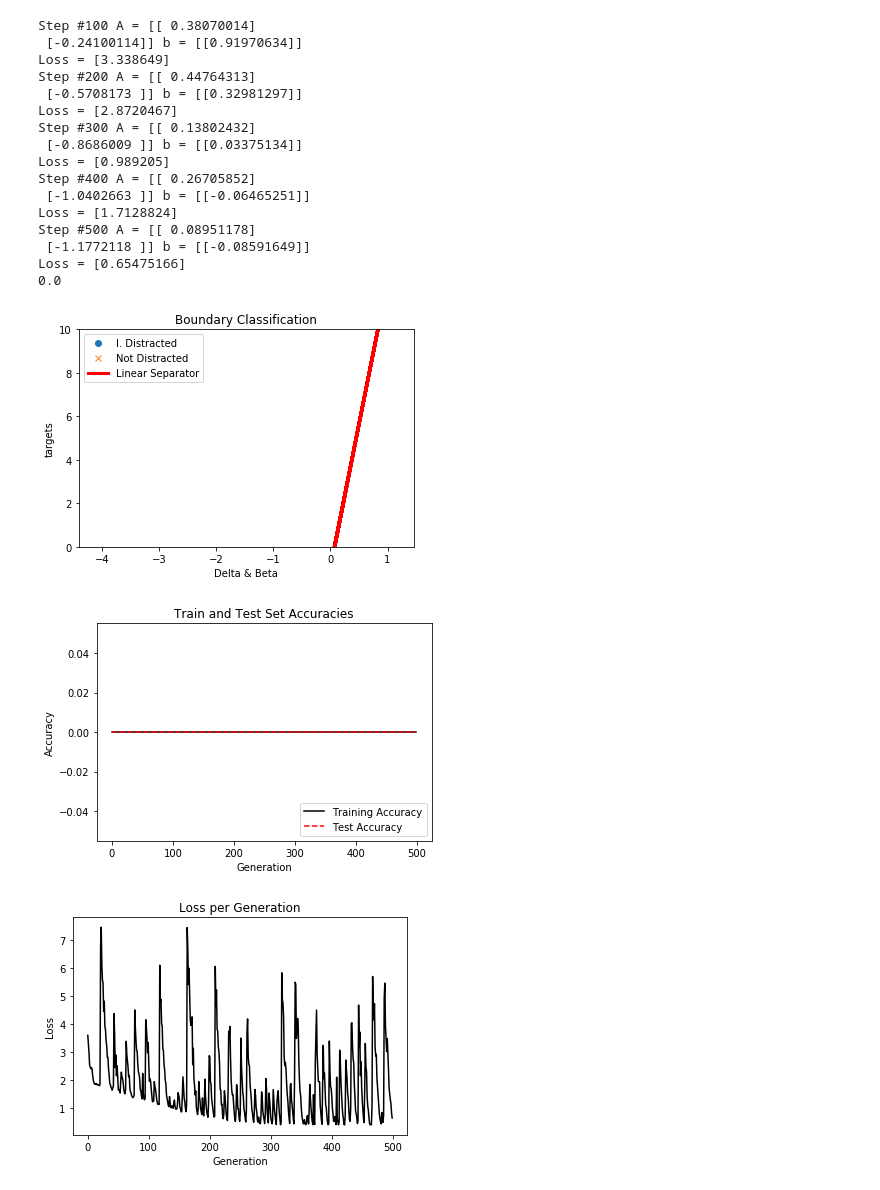
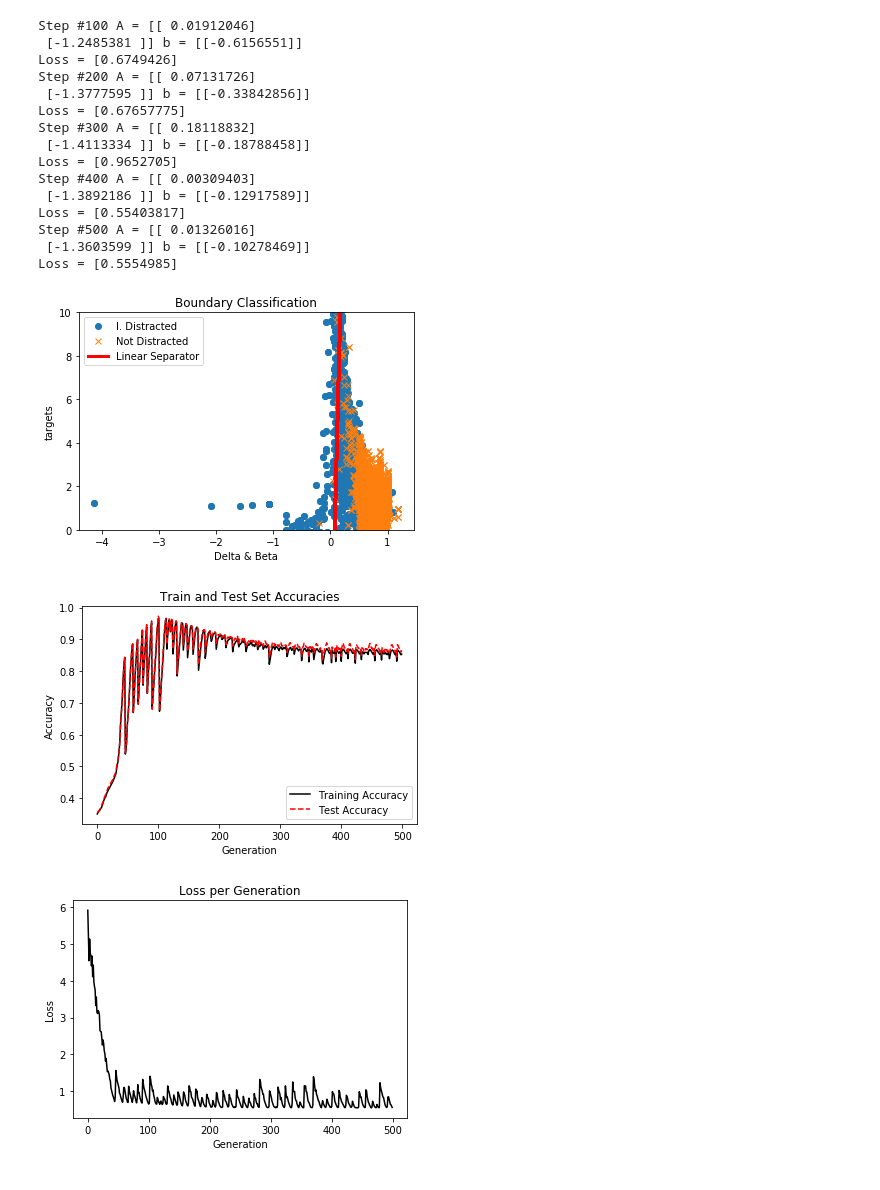
Before and after one commit to kaushikbhimraj/DriveSim, a Jupyter notebook: SupportVector.py.ipynb, the cells around one changed output. Cells and saved outputs as stored; diff of their text form; code cells hidden in the pictures.

```diff
--- a/SupportVector.py.ipynb
+++ b/SupportVector.py.ipynb
@@ -3,6 +3,8 @@
 Experimenting with support vector machines
 """
 # Importing all the libraries
+import os
+import json
 import numpy                  as np
 import tensorflow             as tf
 import matplotlib.pyplot      as plt
@@ -35,7 +37,7 @@ class ClassifySVM:
 
         # Here we want a very large batch size to achieve convergence.
         # The A variable will take on the 2 x 1 shape. (In the book, this is done because there are 2 predictor variables.)
-        batch_size    = 10000
+        batch_size    = 25000
         x_data        = tf.placeholder(shape = [None, 2], dtype=tf.float32)
         y_target      = tf.placeholder(shape = [None, 1], dtype=tf.float32)
         A = tf.Variable(tf.random_normal(shape=[2,1]))
@@ -69,6 +71,8 @@ class ClassifySVM:
         train_accuracy = []
         test_accuracy  = []
 
+        test_record = {}
+
         for i in range(500):
             rand_index = np.random.choice(len(Beta_train), size=batch_size)
 
@@ -88,12 +92,15 @@ class ClassifySVM:
             test_acc_temp = sess.run(accuracy, feed_dict={x_data:Beta_test, y_target:np.transpose([target_test])})
             test_accuracy.append(test_acc_temp)
 
-            # Creating a target vector with the same index that
+            test_record[str(test_acc_temp)] = [Beta_test.tolist(), target_test.tolist()]
+
             if (i+1)%100 == 0:
                 print('Step #' + str(i + 1) + ' A = ' + str(sess.run(A)) + ' b = ' + str(sess.run(b)))
                 print('Loss = ' + str(temp_loss))
 
-        print(max(test_accuracy))
+        with open("/Users/" + os.getlogin() + "/Desktop/SVMData.json", "w") as repository:
+            json.dump(test_record, repository, sort_keys=True, indent=4)
+        repository.close()
 
         # Plotting the outputs (fit, loss and accuracy), the coefficients.
         [[a1], [a2]] = sess.run(A)
@@ -124,49 +131,48 @@ class ClassifySVM:
         plt.plot(train_accuracy, 'k-', label='Training Accuracy')
         plt.plot(test_accuracy, 'r--', label='Test Accuracy')
         plt.title('Train and Test Set Accuracies')
         plt.xlabel('Generation')
         plt.ylabel('Accuracy')
         plt.legend(loc='lower right')
         plt.show()
 
         plt.plot(loss_vec, 'k-')
         plt.title('Loss per Generation')
         plt.xlabel('Generation')
         plt.ylabel('Loss')
         plt.show()
 
 # Reading from the csv file.
 path = r'/Users/KaushikBhimraj/Desktop/Merged1_Data.csv'
 
 # List comprehension used to create numpy arrays for inputs and targets.
 # Removing the heading row and converting the string values to int.
 I           = [[line.split(',')[0], line.split(',')[1]] for line in open(path) if line[0:1] != '\n'][1:]
 BetaDelta   = np.array([[float(val[0]), float(val[1])] for val in I])
 Target      = np.array([line.split(',')[2] for line in open(path) if line[0:1] != '\n'][1:])
 
 # Converting target to -1 or 1 format.
 T           = np.array([float(1) if y == "Distracted\n" else float(-1) for y in Target])
 
 # Calling the class object and the function inside it that will execute the suport vector algorithm.
 c = ClassifySVM()
 c.SupportVectorClassify(BetaDelta, T)
 # %% [output]
-Step #100 A = [[ 0.38070014]
- [-0.24100114]] b = [[0.91970634]]
-Loss = [3.338649]
-Step #200 A = [[ 0.44764313]
- [-0.5708173 ]] b = [[0.32981297]]
-Loss = [2.8720467]
-Step #300 A = [[ 0.13802432]
- [-0.8686009 ]] b = [[0.03375134]]
-Loss = [0.989205]
-Step #400 A = [[ 0.26705852]
- [-1.0402663 ]] b = [[-0.06465251]]
-Loss = [1.7128824]
-Step #500 A = [[ 0.08951178]
- [-1.1772118 ]] b = [[-0.08591649]]
-Loss = [0.65475166]
-0.0
+Step #100 A = [[ 0.01912046]
+ [-1.2485381 ]] b = [[-0.6156551]]
+Loss = [0.6749426]
+Step #200 A = [[ 0.07131726]
+ [-1.3777595 ]] b = [[-0.33842856]]
+Loss = [0.67657775]
+Step #300 A = [[ 0.18118832]
+ [-1.4113334 ]] b = [[-0.18788458]]
+Loss = [0.9652705]
+Step #400 A = [[ 0.00309403]
+ [-1.3892186 ]] b = [[-0.12917589]]
+Loss = [0.55403817]
+Step #500 A = [[ 0.01326016]
+ [-1.3603599 ]] b = [[-0.10278469]]
+Loss = [0.5554985]
-[figure, old version]
+[figure, new version]
-[figure, old version]
+[figure, new version]
-[figure, old version]
+[figure, new version]
```
Also changed, not shown: 2 other files.
